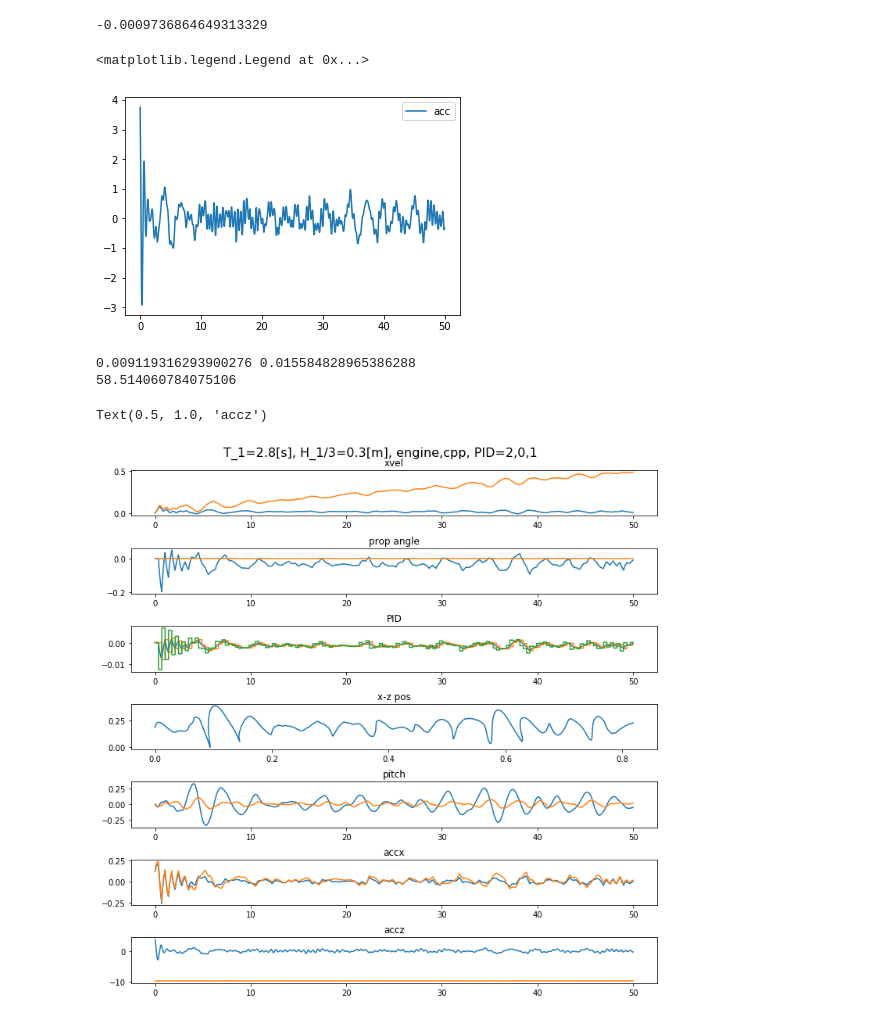
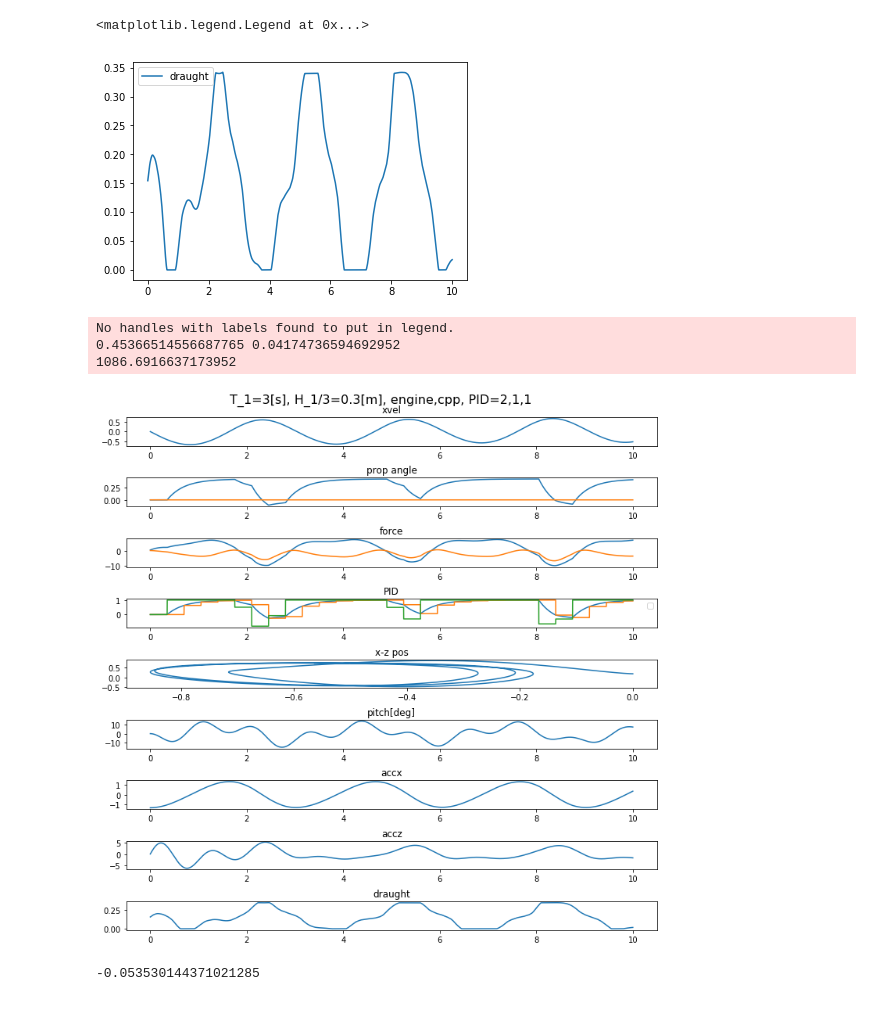
Before and after one commit to shiokoala/soturon, a Jupyter notebook: simulation_P_cpp.ipynb, the cells around one changed output. Drawn from its saved outputs; the diff is of its cells as text; code cells hidden in the pictures.

```diff
--- a/simulation_P_cpp.ipynb
+++ b/simulation_P_cpp.ipynb
@@ -25,6 +25,7 @@ if('pp' in globals()):del pp
 if('dd' in globals()):del dd
 # %%
 #create environment JONSWAP(num_waves, T_1, H_third)
-T_1 = 2.8
+T_1 = 3
 H_3 = 0.3
-ww = ss.JONSWAP(100,T_1,H_3)
+# ww = ss.JONSWAP(100,T_1,H_3)
+ww = ss.Water(H_3, 2*math.pi/T_1)
@@ -42,17 +47,23 @@ props=['fpp','cpp']
 
 
 P=2
-I=0
+I=1
 D=1
+
+# P=0
+# I=0
+# D=0
 
 power_type = power[0]
 prop_type = props[1]
 
-pp = ship.Ship2(0,0.185,P,I,D,power_type,prop_type)
+IMU_en = False
+
+pp = ship.Ship2(0,0.19,P,I,D,power_type,prop_type,IMU_en)
 
 t=0.0
-num = 1*50*1000
-# num = 100
+num = 1*10*1000
+# num = 5000
 
 dl = []
 xl = []
@@ -129,6 +140,7 @@ for i in range(num):
     PID_curr.append(pp.P_current_val)
     PID_star.append(pp.P_start_val)
     PID_targ.append(pp.P_target_val)
+    fl.append(pp.thr_f)
 
     # with open(filename, 'a') as the_file:
     #     the_file.write(f'{t},{pp.posx}, {pp.posz}, {pp.velx}, {pp.velz}, {pp.accx}, {pp.accz}, {pp.angle}, {pp.draught}, {force}\n')
@@ -193,4 +188,0 @@ print(end_time-start_time)
-# %%
-pp.angle
-# %% [output]
--0.0009736864649313329
@@ -200,8 +196,8 @@ tdata = np.arange(0,num*dt,dt)
 # ax.set_ylim(-0.5,0.5)
 # ax.plot(tdata,xl,label="pos")
 # ax.plot(tdata,zvl,label="vel")
-ax.plot(tdata,zal,label="acc")
-# ax.plot(tdata,dl,label="draught")
+# ax.plot(tdata,zal,label="acc")
+ax.plot(tdata,dl,label="draught")
 # ax.plot(tdata,eng,label="energy")
 # ax.plot(tdata,pl,label="pitch angle")
 # ax.plot(xl,zl)
@@ -211,7 +207,7 @@ ax.plot(tdata,zal,label="acc")
 ax.legend()
 # %% [output]
 <matplotlib.legend.Legend at 0x...>
-[figure, old version]
+[figure, new version]
 # %%
 import statistics
 xvl_trunc = xvl[-round(len(xvl)/2):]
@@ -222,47 +218,58 @@ print(stdev,mean)
 print(cv)
 
 
-fig, (ax_xvel, ax_rev, ax_PID, ax_pos, ax_pitch, ax_accx, ax_accz) = plt.subplots(nrows=7,figsize=(10,10),constrained_layout=True)
+fig, (ax_xvel, ax_rev, ax_thr, ax_PID, ax_pos, ax_pitch, ax_accx, ax_accz, ax_draught) = plt.subplots(nrows=9,figsize=(10,10),constrained_layout=True)
 
 fig.suptitle( f'T_1={T_1}[s], H_1/3={H_3}[m], {power_type},{prop_type}, PID={P},{I},{D}' , fontsize=16)
-
+fig.set_facecolor('white')
 ax_xvel.plot(tdata,xvl)
-ax_xvel.plot(tdata,xvl_int)
+# ax_xvel.plot(tdata,xvl_int)
 ax_xvel.set_title('xvel')
 # ax_xvel.text(1,0.15, f'P Coeff:{P_coeff}')
 # ax_xvel.text(1,0.1,f'Coeff of Variance:{cv:.04f}%')
 
 ax_rev.plot(tdata,prop_pitch)
 ax_rev.plot(tdata,t_prop_pitch)
 ax_rev.set_title('prop angle')
 
-# ax_PID.plot(tdata,PID_err)
-# ax_PID.plot(tdata,PID_vel_err)
-# ax_PID.plot(tdata,PID_acc_err)
+ax_thr.plot(tdata,fl)
+# ax_thr.plot(tdata,hsl)
+ax_thr.set_title('force')
+
+# ax_PID.plot(tdata,PID_err,label = 'total err')
+# ax_PID.plot(tdata,PID_vel_err,label = 'vel err')
+# ax_PID.plot(tdata,PID_acc_err,label = 'acc err')
+ax_PID.legend()
 ax_PID.plot(tdata,PID_curr)
 ax_PID.plot(tdata,PID_star)
 ax_PID.plot(tdata,PID_targ)
 ax_PID.set_title('PID')
 
+ax_draught.plot(tdata,dl)
+ax_draught.set_title('draught')
 
 ax_pos.plot(xl,zl)
 ax_pos.set_title('x-z pos')
 
 ax_pitch.plot(tdata,pl)
-ax_pitch.plot(tdata,wil)
-ax_pitch.set_title('pitch')
+# ax_pitch.plot(tdata,wil)
+ax_pitch.set_title('pitch[deg]')
 
 ax_accx.plot(tdata,xal)
-ax_accx.plot(tdata,IMU_ax)
+# ax_accx.plot(tdata,IMU_ax)
 ax_accx.set_title('accx')
 
 ax_accz.plot(tdata,zal)
-ax_accz.plot(tdata,IMU_az)
+# ax_accz.plot(tdata,IMU_az)
 ax_accz.set_title('accz')
 
 # fig.savefig("./figures/"+f"{filename}-{time.time()}.png")
 # %% [output]
-0.009119316293900276 0.015584828965386288
-58.514060784075106
+No handles with labels found to put in legend.
+0.45366514556687765 0.04174736594692952
+1086.6916637173952
-Text(0.5, 1.0, 'accz')
-[figure, old version]
+[figure, new version]
+# %%
+statistics.mean(xal)
+# %% [output]
+-0.053530144371021285
```
Also changed, not shown: parts of 3 cells of this notebook, 32 other files.
